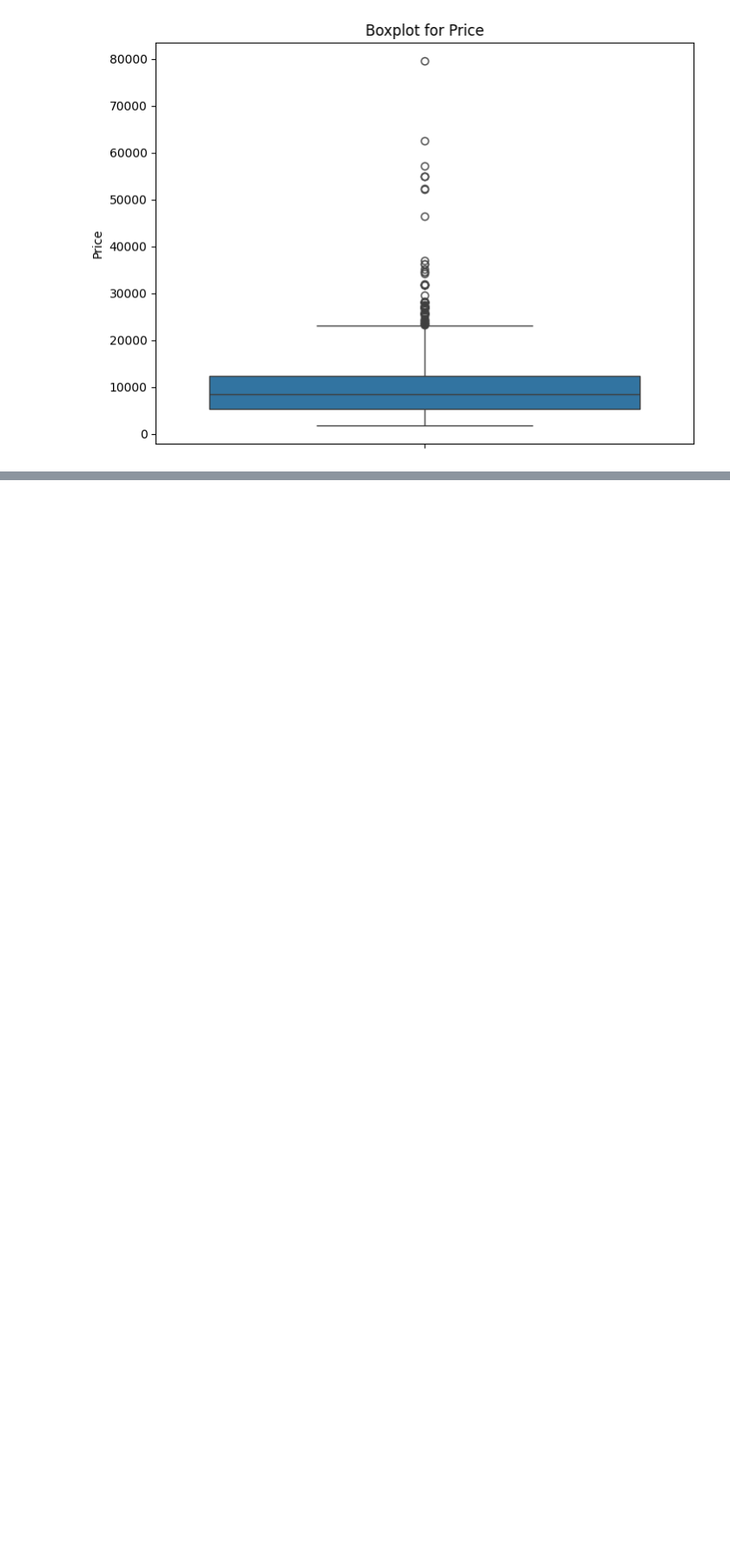
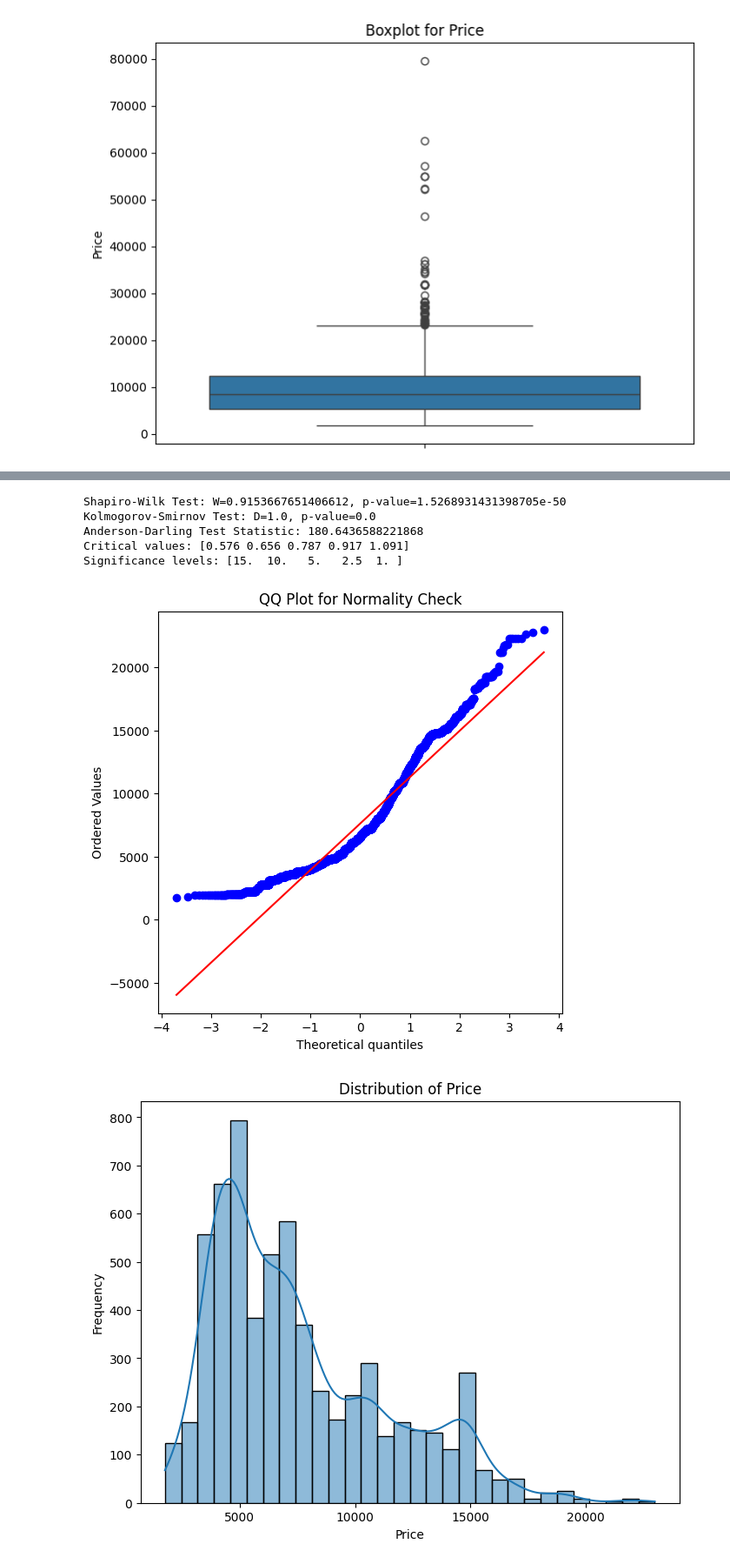
Before and after one commit to JB250101/INFO8665--Airplane, a Jupyter notebook: air.ipynb, the cells around one changed output, grey strips where cells are left out. Shown at 87% size. Drawn from its saved outputs; the diff is of its cells as text; code cells hidden in the pictures; blank space fills up the shorter version.

```diff
--- a/air.ipynb
+++ b/air.ipynb
@@ -138,11 +198,11 @@ import pandas as pd
 import numpy as np
 
 # Load the dataset
-train_file_path = "Train.csv"
-test_file_path = "Test.csv"
+train_file_path = "cleaned_data.csv"
+
 
 train_df = pd.read_csv(train_file_path)
-test_df = pd.read_csv(test_file_path)
+
 
 # Step 1: Convert Date_of_Journey into Day, Month, Year
 train_df['Day'] = pd.to_datetime(train_df['Date_of_Journey'], format='%d/%m/%Y', errors='coerce').dt.day
@@ -366,0 +264,43 @@ R-Squared (R2): 0.45030099997408557
+# %%
+import scipy.stats as stats
+import matplotlib.pyplot as plt
+import seaborn as sns
+
+# Select the numerical column to test (e.g., 'Price')
+column_to_test = "Price"
+
+# 1. Shapiro-Wilk Test (Best for small datasets)
+shapiro_test = stats.shapiro(train_df[column_to_test])
+print(f"Shapiro-Wilk Test: W={shapiro_test.statistic}, p-value={shapiro_test.pvalue}")
+
+# 2. Kolmogorov-Smirnov Test (For large datasets)
+ks_test = stats.kstest(train_df[column_to_test], 'norm')
+print(f"Kolmogorov-Smirnov Test: D={ks_test.statistic}, p-value={ks_test.pvalue}")
+
+# 3. Anderson-Darling Test
+anderson_test = stats.anderson(train_df[column_to_test], dist='norm')
+print(f"Anderson-Darling Test Statistic: {anderson_test.statistic}")
+print("Critical values:", anderson_test.critical_values)
+print("Significance levels:", anderson_test.significance_level)
+
+# 4. QQ Plot
+plt.figure(figsize=(6, 6))
+stats.probplot(train_df[column_to_test], dist="norm", plot=plt)
+plt.title("QQ Plot for Normality Check")
+plt.show()
+
+# 5. Histogram with KDE
+plt.figure(figsize=(8, 6))
+sns.histplot(train_df[column_to_test], bins=30, kde=True)
+plt.title(f"Distribution of {column_to_test}")
+plt.xlabel(column_to_test)
+plt.ylabel("Frequency")
+plt.show()
+# %% [output]
+Shapiro-Wilk Test: W=0.9153667651406612, p-value=1.5268931431398705e-50
+Kolmogorov-Smirnov Test: D=1.0, p-value=0.0
+Anderson-Darling Test Statistic: 180.6436588221868
+Critical values: [0.576 0.656 0.787 0.917 1.091]
+Significance levels: [15.  10.   5.   2.5  1. ]
+[figure, added]
+[figure, added]
```
Also changed, not shown: parts of 20 cells of this notebook.
